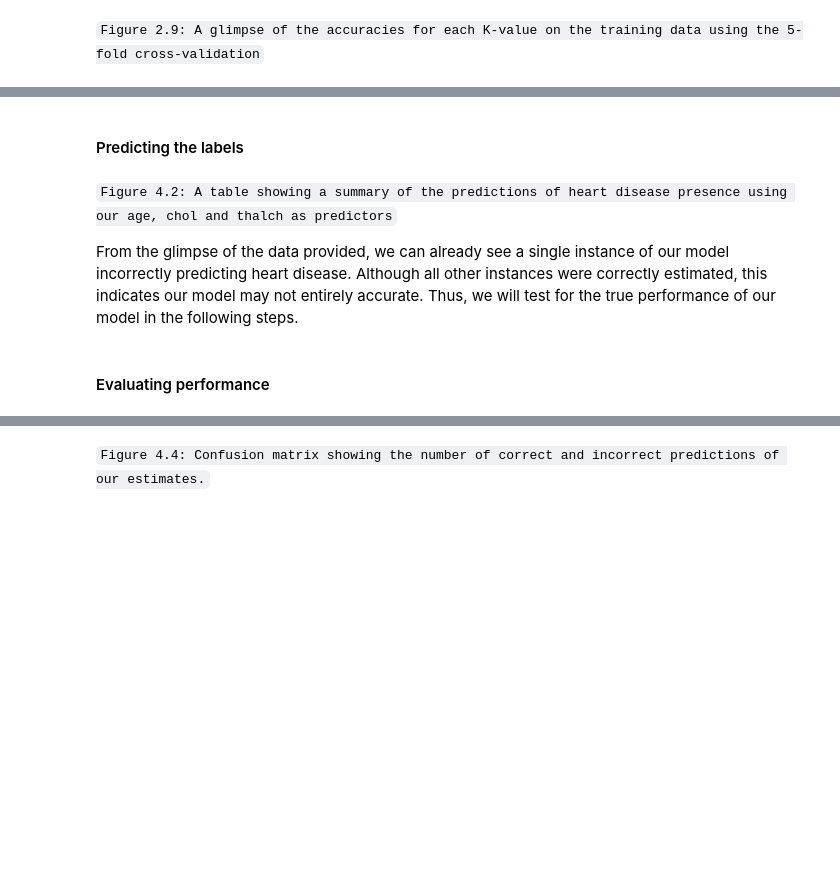
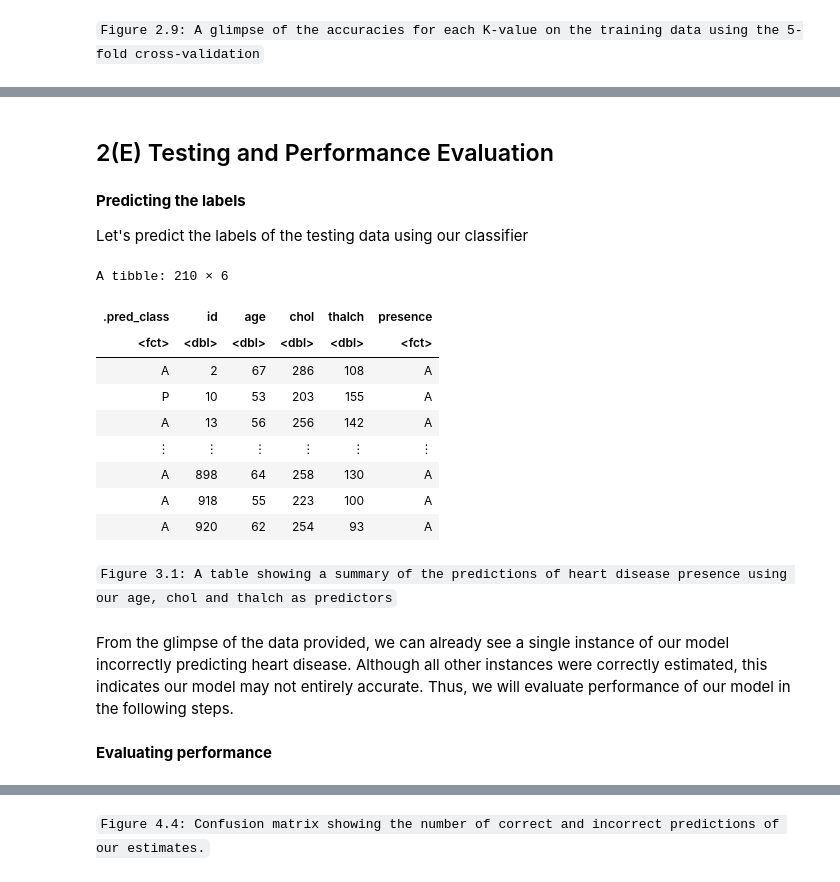
Before and after one commit to MAmouzouvi/Heart-disease-predictor, a Jupyter notebook: project_report.ipynb, the cells around one changed output, grey strips where cells are left out. Saved outputs shown, nothing was run; the diff lists cells and outputs as text; code cells hidden in the pictures; blank space fills up the shorter version.

```diff
--- a/project_report.ipynb
+++ b/project_report.ipynb
@@ -369,14 +392,14 @@ Looking at the above graph, the maximum value of the plot (the highest point) re
 # %%
 set.seed(3456)
 
-heart_disease_spec <- nearest_neighbor(weight_func = "rectangular", neighbors = 33) |>
+heart_disease_spec <- nearest_neighbor(weight_func = "rectangular", neighbors = 21) |>
     set_engine("kknn") |>
     set_mode("classification")
 
 
-heart_disease_fit_k33 <- workflow() |>
+heart_disease_fit_k21 <- workflow() |>
     add_recipe(new_heart_disease_recipe) |>
     add_model(heart_disease_spec) |>
     fit(data = heart_disease_train_updated)
 
-heart_disease_fit_k33
+heart_disease_fit_k21
@@ -383,17 +426,32 @@ heart_disease_fit_k33
+# %% [markdown]
+## 2(E) Testing and Performance Evaluation
 # %% [markdown]
-#### Predicting the labels
+**Predicting the labels**
+
+Let's predict the labels of the testing data using our classifier
 # %%
 # heart_disease_fit
-heart_disease_test_predictions <- predict(heart_disease_fit_k33, heart_disease_test_updated) |>
+heart_disease_test_predictions <- predict(heart_disease_fit_k21, heart_disease_test_updated) |>
       bind_cols(heart_disease_test_updated)
 
 heart_disease_test_predictions
+# %% [output]
+A tibble: 210 × 6
+| .pred_class | id | age | chol | thalch | presence |
+| <fct> | <dbl> | <dbl> | <dbl> | <dbl> | <fct> |
+| A | 2 | 67 | 286 | 108 | A |
+| P | 10 | 53 | 203 | 155 | A |
+| A | 13 | 56 | 256 | 142 | A |
+| ⋮ | ⋮ | ⋮ | ⋮ | ⋮ | ⋮ |
+| A | 898 | 64 | 258 | 130 | A |
+| A | 918 | 55 | 223 | 100 | A |
+| A | 920 | 62 | 254 | 93 | A |
 # %% [markdown]
-`Figure 4.2: A table showing a summary of the predictions of heart disease presence using our age, chol and thalch as predictors`
-
-From the glimpse of the data provided, we can already see a single instance of our model incorrectly predicting heart disease. Although all other instances were correctly estimated, this indicates our model may not entirely accurate. Thus, we will test for the true performance of our model in the following steps.
+`Figure 3.1: A table showing a summary of the predictions of heart disease presence using our age, chol and thalch as predictors`
+# %% [markdown]
+From the glimpse of the data provided, we can already see a single instance of our model incorrectly predicting heart disease. Although all other instances were correctly estimated, this indicates our model may not entirely accurate. Thus, we will evaluate performance of our model in the following steps.
 # %% [markdown]
-#### Evaluating performance
+**Evaluating performance**
 # %%
 heart_disease_test_predictions |>
   metrics(truth = presence, estimate = .pred_class) |>
```
Also changed, not shown: parts of 27 cells of this notebook.
